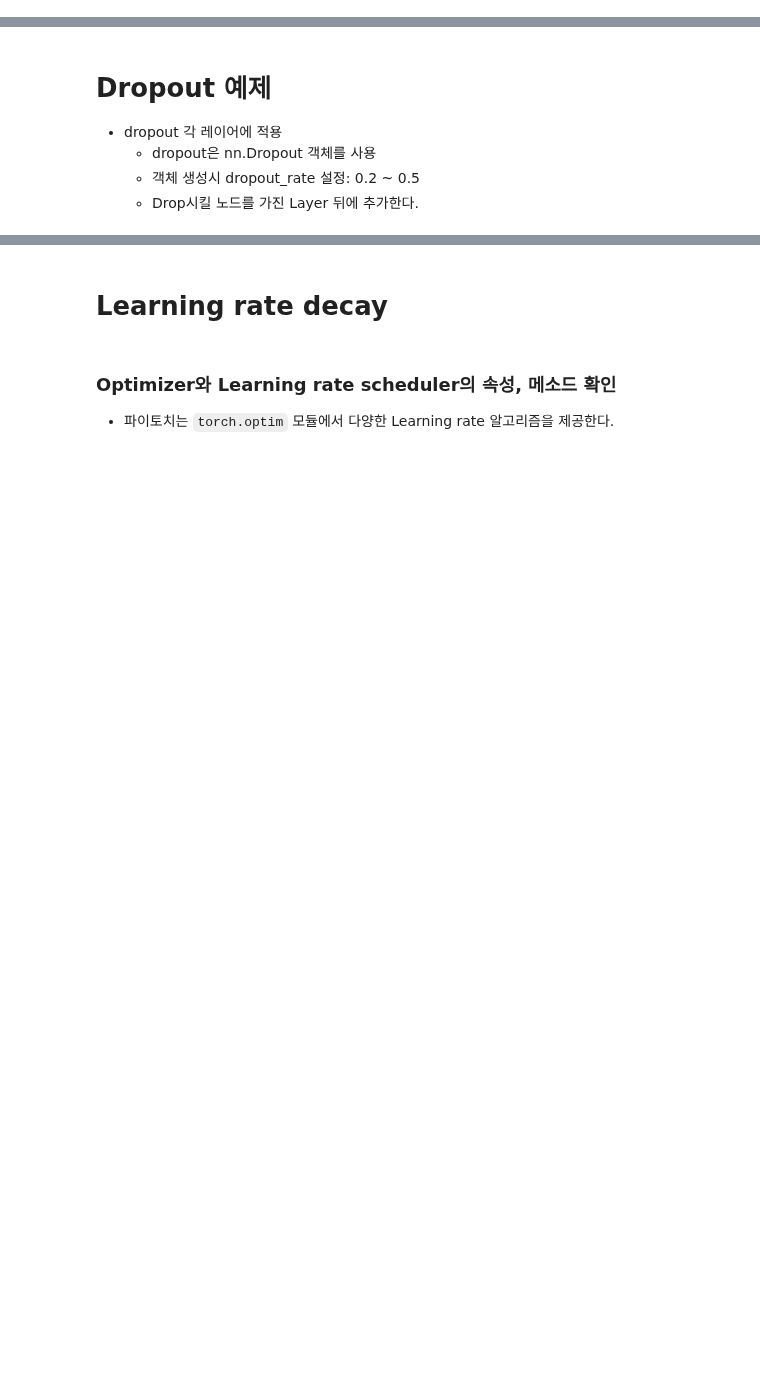
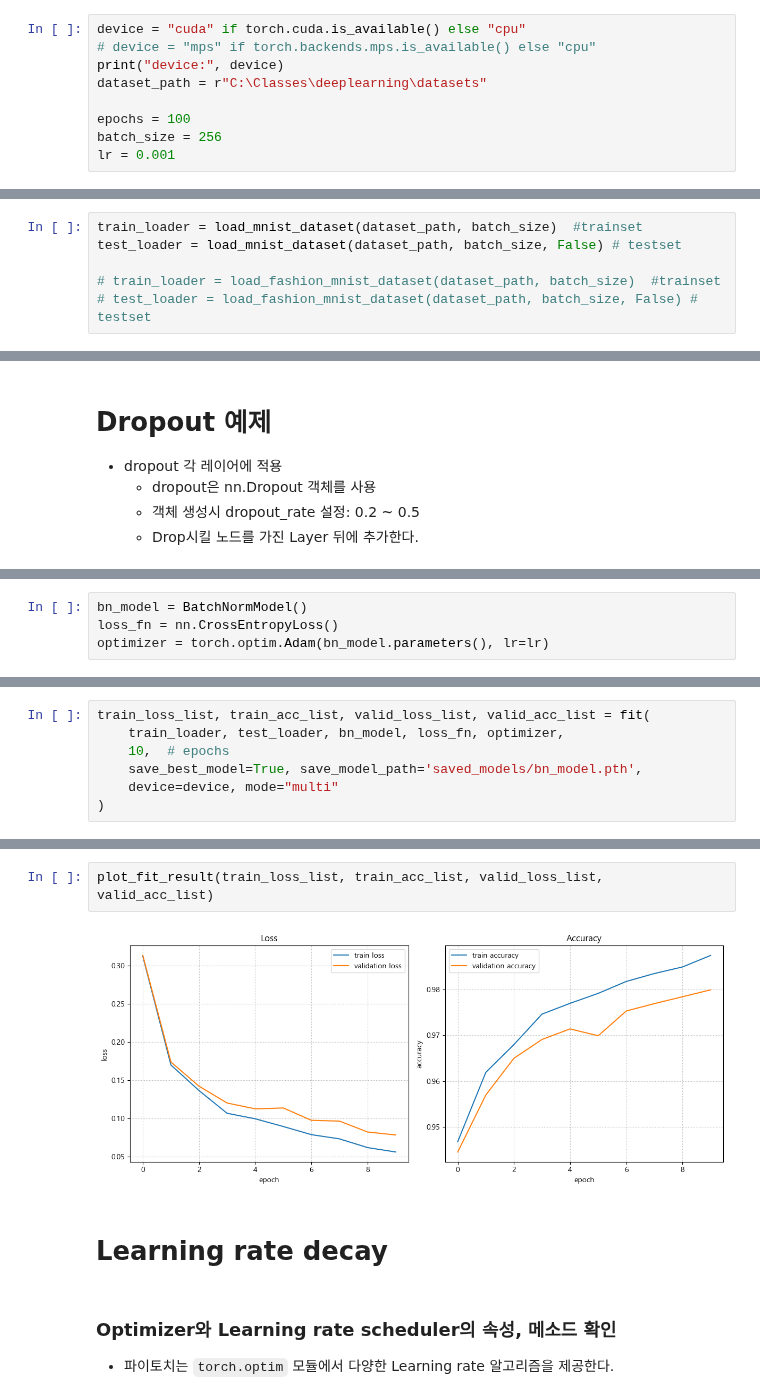
Before and after one commit to LeeJUHO127/DA-35, a Jupyter notebook: 08_deeplearning_pytorch/08_2_딥러닝모델_성능개선_예제.ipynb, the cells around one changed output, grey strips where cells are left out. Drawn from its saved outputs; the diff is of its cells as text; blank space fills up the shorter version.

```diff
--- a/08_deeplearning_pytorch/08_2_딥러닝모델_성능개선_예제.ipynb
+++ b/08_deeplearning_pytorch/08_2_딥러닝모델_성능개선_예제.ipynb
@@ -235,2 +292,11 @@ def load_fashion_mnist_dataset(root_path, batch_size, is_train=True):
 # %% [markdown]
 ## 하이퍼파라미터, 변수 정의
+# %%
+device = "cuda" if torch.cuda.is_available() else "cpu"
+# device = "mps" if torch.backends.mps.is_available() else "cpu"
+print("device:", device)
+dataset_path = r"C:\Classes\deeplearning\datasets"
+
+epochs = 100
+batch_size = 256
+lr = 0.001
@@ -238,3 +306,9 @@ def load_fashion_mnist_dataset(root_path, batch_size, is_train=True):
 # Data 준비
 
 ## mnist 데이터 로딩
+# %%
+train_loader = load_mnist_dataset(dataset_path, batch_size)  #trainset
+test_loader = load_mnist_dataset(dataset_path, batch_size, False) # testset
+
+# train_loader = load_fashion_mnist_dataset(dataset_path, batch_size)  #trainset
+# test_loader = load_fashion_mnist_dataset(dataset_path, batch_size, False) # testset
@@ -251,0 +655,4 @@ def load_fashion_mnist_dataset(root_path, batch_size, is_train=True):
+# %%
+bn_model = BatchNormModel()
+loss_fn = nn.CrossEntropyLoss()
+optimizer = torch.optim.Adam(bn_model.parameters(), lr=lr)
@@ -251,0 +679,7 @@ def load_fashion_mnist_dataset(root_path, batch_size, is_train=True):
+# %%
+train_loss_list, train_acc_list, valid_loss_list, valid_acc_list = fit(
+    train_loader, test_loader, bn_model, loss_fn, optimizer,
+    10,  # epochs
+    save_best_model=True, save_model_path='saved_models/bn_model.pth',
+    device=device, mode="multi"
+)
@@ -252,3 +704,7 @@ def load_fashion_mnist_dataset(root_path, batch_size, is_train=True):
+# %%
+plot_fit_result(train_loss_list, train_acc_list, valid_loss_list, valid_acc_list)
+# %% [output]
+[figure, added]
 # %% [markdown]
 # Learning rate decay
 # %% [markdown]
```
Also changed, not shown: parts of 44 cells of this notebook, 7 other files.
